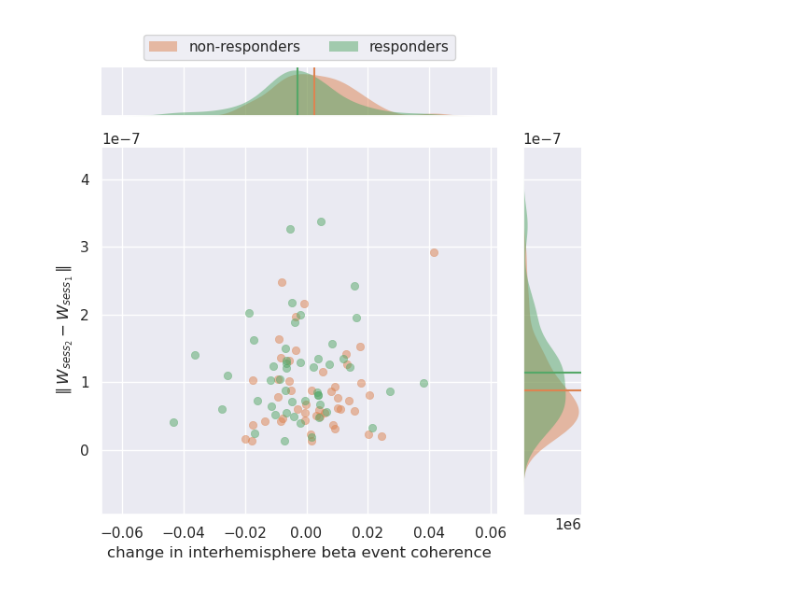
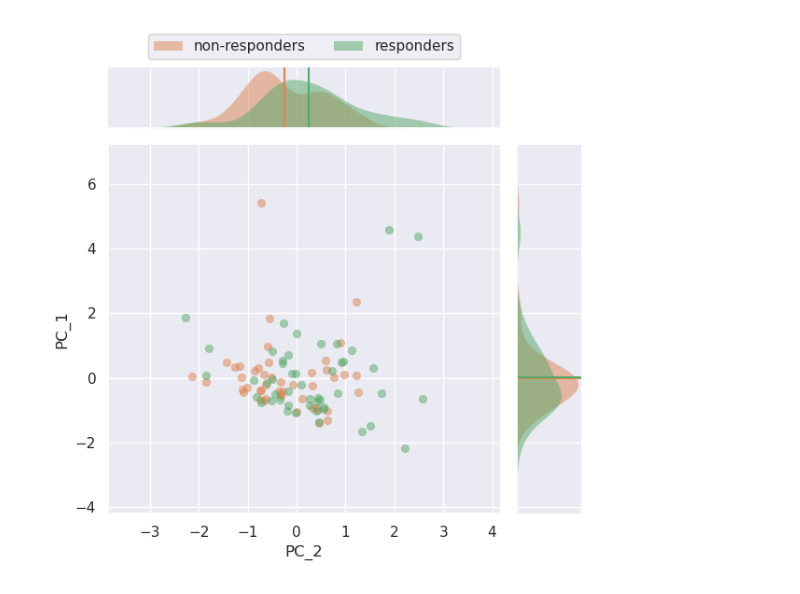
Before and after one commit to rythorpe/brainstorm_challenge, a Jupyter notebook: extract_features.ipynb, the cells around one changed output. Saved outputs shown, nothing was run; the diff lists cells and outputs as text; code cells hidden in the pictures.

```diff
--- a/extract_features.ipynb
+++ b/extract_features.ipynb
@@ -144,6 +146,7 @@ def spec_event_coherence_shift(epochs_pre_post, times):
 
 
 def get_features(subj_id, series_num, data_dir):
+    '''Main pipeline for computing all features for a given subject.'''
     epochs_pre_post, epochs_info, _ = read_data(subj_id, series_num, data_dir)
     ssd_std_diff, ssd_norm = spatio_spectral_shift(epochs_pre_post, epochs_info)
 
@@ -151,6 +154,37 @@ def get_features(subj_id, series_num, data_dir):
     spec_event_coherence_diff = spec_event_coherence_shift(epochs_pre_post_c3_c4, times)
 
     return ssd_std_diff, ssd_norm, spec_event_coherence_diff
+
+
+def plot_features_scatter(x, y, responder_labels, ax_labels):
+    '''Plot features across subjects in a 2D scatter plot.'''
+    g = sns.JointGrid()
+
+    for class_idx, class_ in enumerate(set(responder_labels)):
+        if class_ == 1:
+            label = 'responders'
+        else:
+            label = 'non-responders'
+        cluster_mask = responder_labels == class_
+        x_data = np.array(x)[cluster_mask]
+        y_data = np.array(y)[cluster_mask]
+
+        # plot data points for a given class label (i.e., responder or non-responder)
+        sns.scatterplot(x=x_data, y=y_data, alpha=.5, edgecolor=None,
+                        color=f'C{class_idx + 1}', ax=g.ax_joint)
+
+        # plot marginal distributions for a given class label
+        sns.kdeplot(x=x_data, bw_adjust=0.85, fill=True, linewidth=0, alpha=.5,
+                    color=f'C{class_idx + 1}', ax=g.ax_marg_x, label=label)
+        g.ax_marg_x.axvline(np.mean(x_data), color=f'C{class_idx + 1}')
+        sns.kdeplot(y=y_data, bw_adjust=0.85, fill=True, linewidth=0, alpha=.5,
+                    color=f'C{class_idx + 1}', ax=g.ax_marg_y)
+        g.ax_marg_y.axhline(np.mean(y_data), color=f'C{class_idx + 1}')
+
+    g.ax_joint.set_xlabel(ax_labels[0])
+    g.ax_joint.set_ylabel(ax_labels[1])
+    g.ax_marg_x.legend(loc='lower center', ncol=3, bbox_to_anchor=(0.5, 1.02))
+    g.fig.tight_layout()
 # %%
 # set data directory
 data_dir = '/gpfs/data/brainstorm-ws/data/'
@@ -435,31 +449,14 @@ g.fig.tight_layout()
-# %%
-g = sns.JointGrid()
-
-for class_idx, class_ in enumerate(set(responders)):
-    if class_ == 1:
-        label = 'responders'
-    else:
-        label = 'non-responders'
-    cluster_mask = responders == class_
-    x = np.array(spec_event_coherence_diffs)[cluster_mask]
-    y = np.array(ssd_norms)[cluster_mask]
-
-    # plot data points for a given class label (i.e., responder or non-responder)
-    sns.scatterplot(x=x, y=y, alpha=.5, edgecolor=None,
-                    color=f'C{class_idx + 1}', ax=g.ax_joint)
-
-    # plot marginal distributions for a given class label
-    sns.kdeplot(x=x, bw_adjust=0.85, fill=True, linewidth=0, alpha=.5,
-                color=f'C{class_idx + 1}', ax=g.ax_marg_x, label=label)
-    g.ax_marg_x.axvline(np.mean(x), color=f'C{class_idx + 1}')
-    sns.kdeplot(y=y, bw_adjust=0.85, fill=True, linewidth=0, alpha=.5,
-                color=f'C{class_idx + 1}', ax=g.ax_marg_y)
-    g.ax_marg_y.axhline(np.mean(y), color=f'C{class_idx + 1}')
-
-
-g.ax_joint.set_xlabel(f'change in interhemisphere beta event coherence')
-g.ax_joint.set_ylabel(r'$\parallel W_{sess_2}-W_{sess_1}\parallel$')
-g.ax_marg_x.legend(loc='lower center', ncol=3, bbox_to_anchor=(0.5, 1.02))
-g.fig.tight_layout()
-# %% [output]
-[figure, removed]
+# %%
+# PCA: see if the two data classes appear to be linearly separable
+# answer: nope
+X = np.c_[ssd_norms, ssd_std_diffs, spec_event_coherence_diffs]
+X = StandardScaler().fit_transform(X)
+pca = PCA()
+pca.fit(X)
+pcs = pca.components_[:2, :]
+X_pc = X @ pcs.T
+
+ax_labels = ['PC_2', 'PC_1']
+plot_features_scatter(x=X_pc[:, 1], y=X_pc[:, 0], responder_labels=responders, ax_labels=ax_labels)
+# %% [output]
+[figure, added]
```
Also changed, not shown: parts of 3 cells of this notebook.
